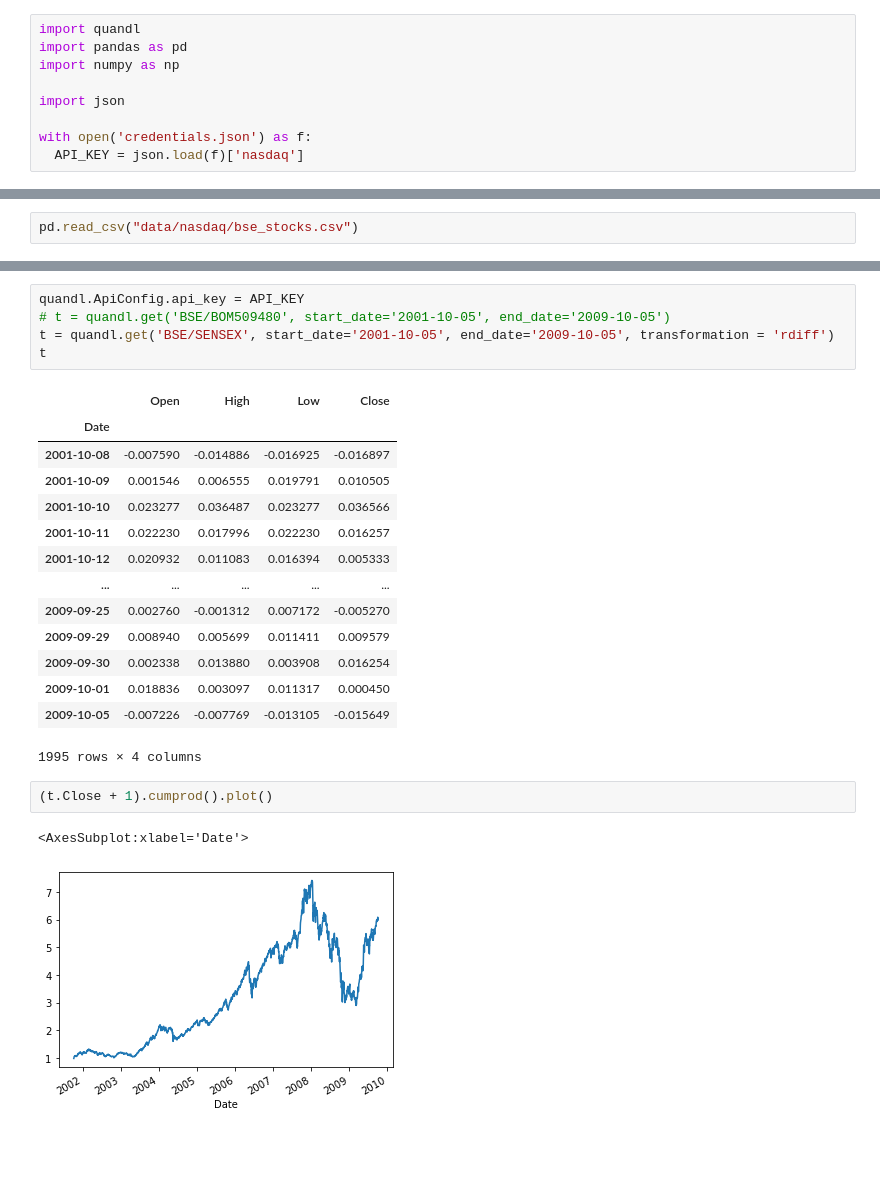
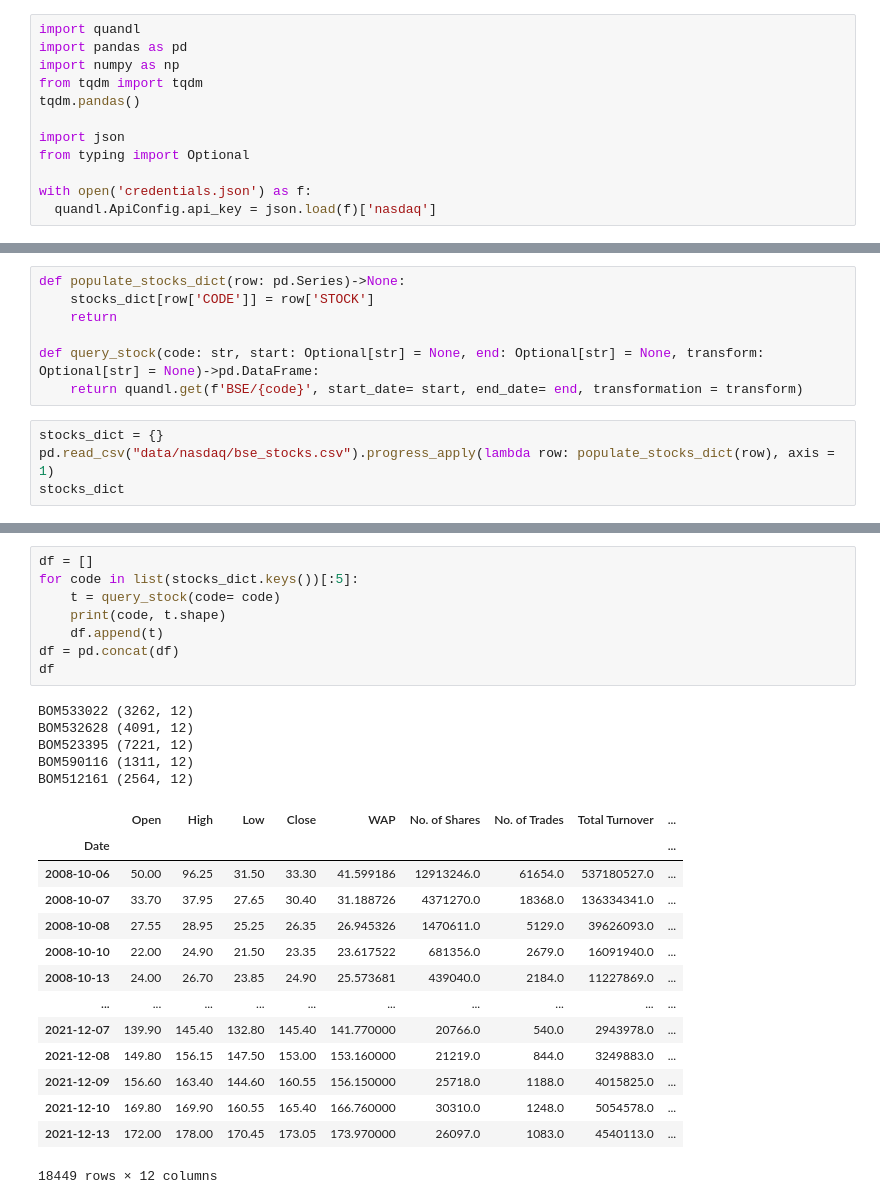
Before and after one commit to rohitashwachaks/portfolio-management, a Jupyter notebook: nasdaq-data-link.ipynb, the cells around one changed output, grey strips where cells are left out. Saved outputs shown, nothing was run; the diff lists cells and outputs as text; blank space fills up the shorter version.

Commit message:
querying data from nasdaq

```diff
--- a/nasdaq-data-link.ipynb
+++ b/nasdaq-data-link.ipynb
@@ -2,8 +2,11 @@
 import quandl
 import pandas as pd
 import numpy as np
+from tqdm import tqdm
+tqdm.pandas()
 
 import json
+from typing import Optional
 
 with open('credentials.json') as f:
-  API_KEY = json.load(f)['nasdaq']
+  quandl.ApiConfig.api_key = json.load(f)['nasdaq']
@@ -14,3 +13,12 @@ API_KEY
+# %%
+def populate_stocks_dict(row: pd.Series)->None:
+    stocks_dict[row['CODE']] = row['STOCK']
+    return
+
+def query_stock(code: str, start: Optional[str] = None, end: Optional[str] = None, transform: Optional[str] = None)->pd.DataFrame:
+    return quandl.get(f'BSE/{code}', start_date= start, end_date= end, transformation = transform)
 # %%
-pd.read_csv("data/nasdaq/bse_stocks.csv")
+stocks_dict = {}
+pd.read_csv("data/nasdaq/bse_stocks.csv").progress_apply(lambda row: populate_stocks_dict(row), axis = 1)
+stocks_dict
 # %% [output]
@@ -30,25 +42,28 @@ pd.read_csv("data/nasdaq/bse_stocks.csv")
-# %%
-quandl.ApiConfig.api_key = API_KEY
-# t = quandl.get('BSE/BOM509480', start_date='2001-10-05', end_date='2009-10-05')
-t = quandl.get('BSE/SENSEX', start_date='2001-10-05', end_date='2009-10-05', transformation = 'rdiff')
-t
-# %% [output]
-|  | Open | High | Low | Close |
-| Date |  |  |  |  |
-| 2001-10-08 | -0.007590 | -0.014886 | -0.016925 | -0.016897 |
-| 2001-10-09 | 0.001546 | 0.006555 | 0.019791 | 0.010505 |
-| 2001-10-10 | 0.023277 | 0.036487 | 0.023277 | 0.036566 |
-| 2001-10-11 | 0.022230 | 0.017996 | 0.022230 | 0.016257 |
-| 2001-10-12 | 0.020932 | 0.011083 | 0.016394 | 0.005333 |
-| ... | ... | ... | ... | ... |
-| 2009-09-25 | 0.002760 | -0.001312 | 0.007172 | -0.005270 |
-| 2009-09-29 | 0.008940 | 0.005699 | 0.011411 | 0.009579 |
-| 2009-09-30 | 0.002338 | 0.013880 | 0.003908 | 0.016254 |
-| 2009-10-01 | 0.018836 | 0.003097 | 0.011317 | 0.000450 |
-| 2009-10-05 | -0.007226 | -0.007769 | -0.013105 | -0.015649 |
-1995 rows × 4 columns
-# %%
-(t.Close + 1).cumprod().plot()
-# %% [output]
-<AxesSubplot:xlabel='Date'>
-[figure, removed]
+# %%
+df = []
+for code in list(stocks_dict.keys())[:5]:
+    t = query_stock(code= code)
+    print(code, t.shape)
+    df.append(t)
+df = pd.concat(df)
+df
+# %% [output]
+BOM533022 (3262, 12)
+BOM532628 (4091, 12)
+BOM523395 (7221, 12)
+BOM590116 (1311, 12)
+BOM512161 (2564, 12)
+|  | Open | High | Low | Close | WAP | No. of Shares | No. of Trades | Total Turnover | ... |
+| Date |  |  |  |  |  |  |  |  | ... |
+| 2008-10-06 | 50.00 | 96.25 | 31.50 | 33.30 | 41.599186 | 12913246.0 | 61654.0 | 537180527.0 | ... |
+| 2008-10-07 | 33.70 | 37.95 | 27.65 | 30.40 | 31.188726 | 4371270.0 | 18368.0 | 136334341.0 | ... |
+| 2008-10-08 | 27.55 | 28.95 | 25.25 | 26.35 | 26.945326 | 1470611.0 | 5129.0 | 39626093.0 | ... |
+| 2008-10-10 | 22.00 | 24.90 | 21.50 | 23.35 | 23.617522 | 681356.0 | 2679.0 | 16091940.0 | ... |
+| 2008-10-13 | 24.00 | 26.70 | 23.85 | 24.90 | 25.573681 | 439040.0 | 2184.0 | 11227869.0 | ... |
+| ... | ... | ... | ... | ... | ... | ... | ... | ... | ... |
+| 2021-12-07 | 139.90 | 145.40 | 132.80 | 145.40 | 141.770000 | 20766.0 | 540.0 | 2943978.0 | ... |
+| 2021-12-08 | 149.80 | 156.15 | 147.50 | 153.00 | 153.160000 | 21219.0 | 844.0 | 3249883.0 | ... |
+| 2021-12-09 | 156.60 | 163.40 | 144.60 | 160.55 | 156.150000 | 25718.0 | 1188.0 | 4015825.0 | ... |
+| 2021-12-10 | 169.80 | 169.90 | 160.55 | 165.40 | 166.760000 | 30310.0 | 1248.0 | 5054578.0 | ... |
+| 2021-12-13 | 172.00 | 178.00 | 170.45 | 173.05 | 173.970000 | 26097.0 | 1083.0 | 4540113.0 | ... |
+18449 rows × 12 columns
```
Also changed, not shown: parts of 2 cells of this notebook, 1 other file.
